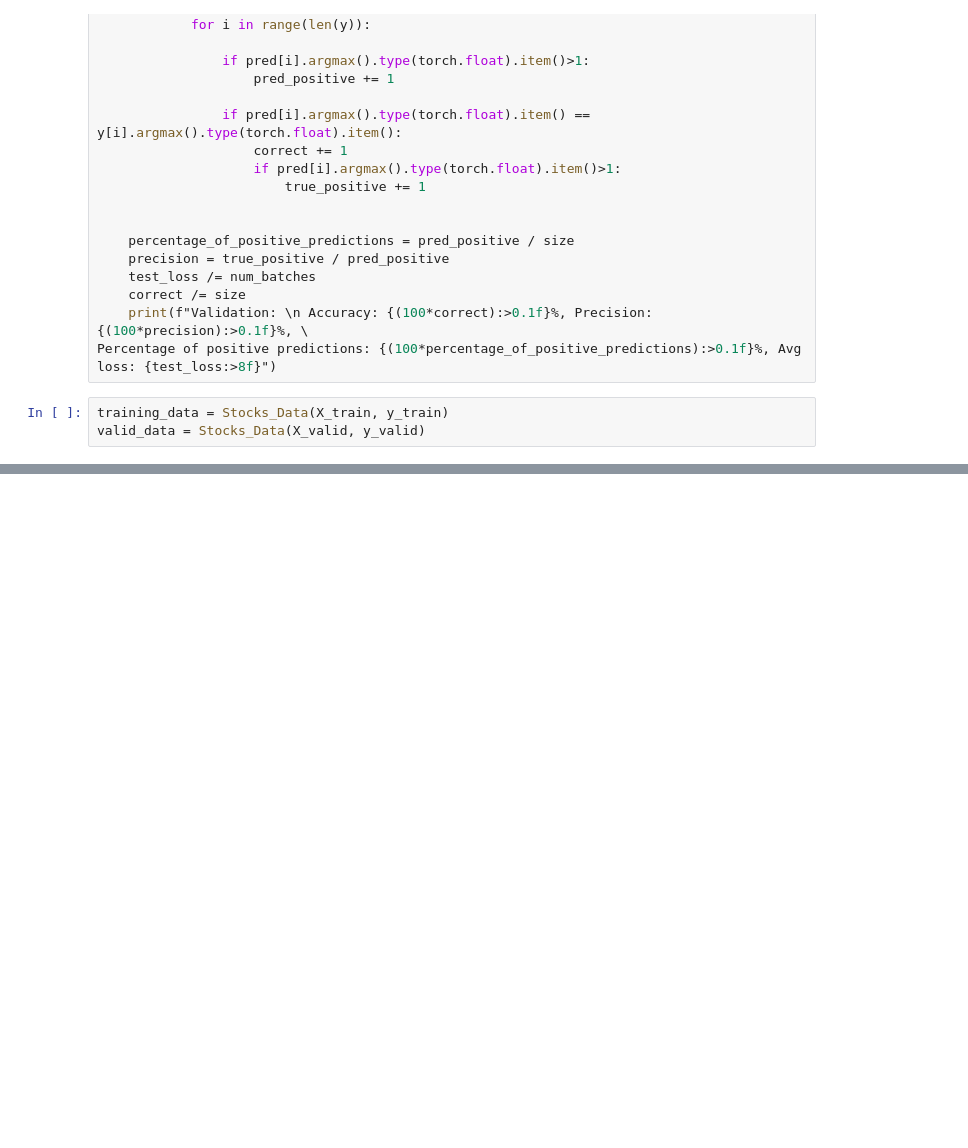
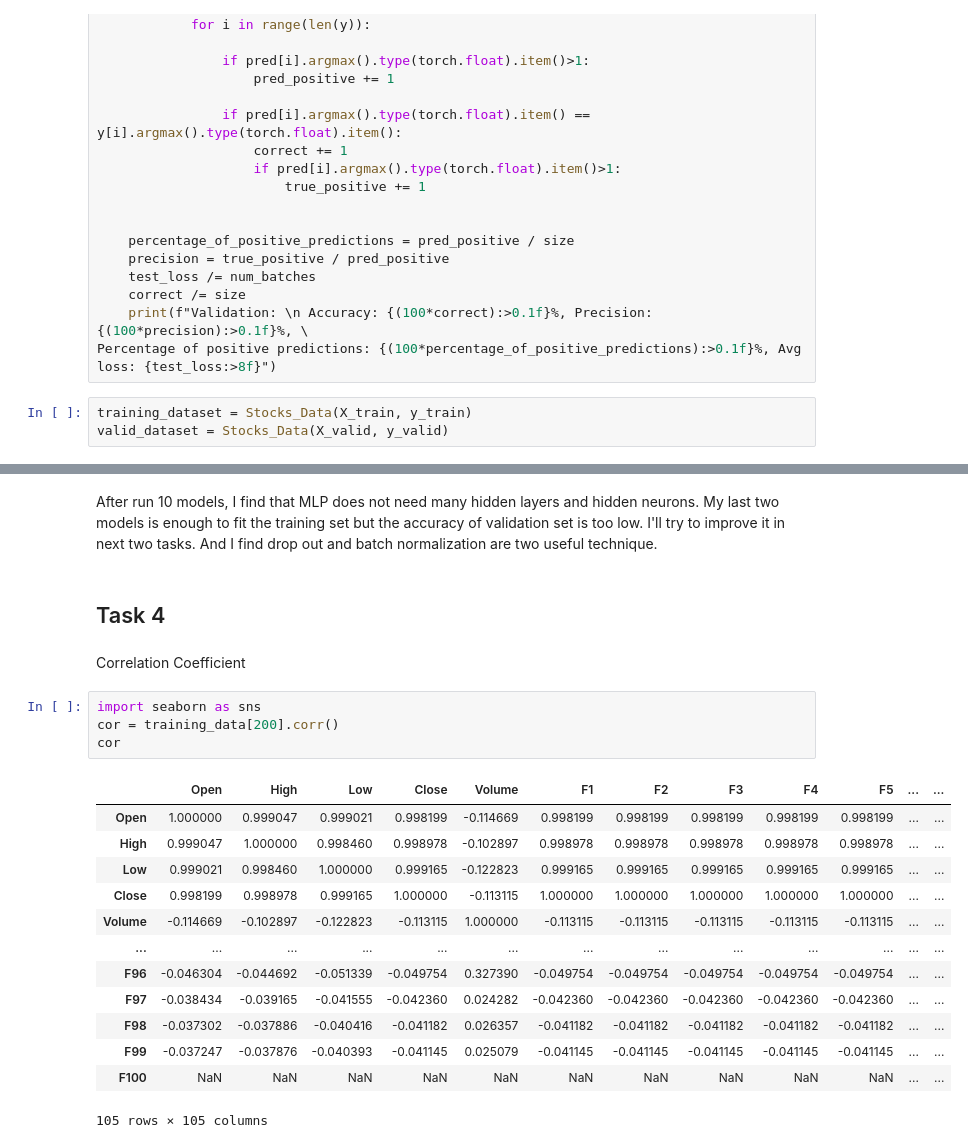
Before and after one commit to yzhan480/CS535_Final_Project, a Jupyter notebook: CS535Project.ipynb, the cells around one changed output, grey strips where cells are left out. Saved outputs shown, nothing was run; the diff lists cells and outputs as text; blank space fills up the shorter version.

```diff
--- a/CS535Project.ipynb
+++ b/CS535Project.ipynb
@@ -617,6 +607,6 @@ def test_loop(dataloader, model, loss_fn):
     print(f"Validation: \n Accuracy: {(100*correct):>0.1f}%, Precision: {(100*precision):>0.1f}%, \
 Percentage of positive predictions: {(100*percentage_of_positive_predictions):>0.1f}%, Avg loss: {test_loss:>8f}")
 # %%
-training_data = Stocks_Data(X_train, y_train)
-valid_data = Stocks_Data(X_valid, y_valid)
+training_dataset = Stocks_Data(X_train, y_train)
+valid_dataset = Stocks_Data(X_valid, y_valid)
 # %%
@@ -765,0 +937,24 @@ print("Done!")
+# %% [markdown]
+After run 10 models, I find that MLP does not need many hidden layers and hidden neurons. My last two models is enough to fit the training set but the accuracy of validation set is too low. I'll try to improve it in next two tasks. And I find drop out and batch normalization are two useful technique.
+# %% [markdown]
+## Task 4
+# %% [markdown]
+Correlation Coefficient
+# %%
+import seaborn as sns
+cor = training_data[200].corr()
+cor
+# %% [output]
+|  | Open | High | Low | Close | Volume | F1 | F2 | F3 | F4 | F5 | ... | ... |
+| Open | 1.000000 | 0.999047 | 0.999021 | 0.998199 | -0.114669 | 0.998199 | 0.998199 | 0.998199 | 0.998199 | 0.998199 | ... | ... |
+| High | 0.999047 | 1.000000 | 0.998460 | 0.998978 | -0.102897 | 0.998978 | 0.998978 | 0.998978 | 0.998978 | 0.998978 | ... | ... |
+| Low | 0.999021 | 0.998460 | 1.000000 | 0.999165 | -0.122823 | 0.999165 | 0.999165 | 0.999165 | 0.999165 | 0.999165 | ... | ... |
+| Close | 0.998199 | 0.998978 | 0.999165 | 1.000000 | -0.113115 | 1.000000 | 1.000000 | 1.000000 | 1.000000 | 1.000000 | ... | ... |
+| Volume | -0.114669 | -0.102897 | -0.122823 | -0.113115 | 1.000000 | -0.113115 | -0.113115 | -0.113115 | -0.113115 | -0.113115 | ... | ... |
+| ... | ... | ... | ... | ... | ... | ... | ... | ... | ... | ... | ... | ... |
+| F96 | -0.046304 | -0.044692 | -0.051339 | -0.049754 | 0.327390 | -0.049754 | -0.049754 | -0.049754 | -0.049754 | -0.049754 | ... | ... |
+| F97 | -0.038434 | -0.039165 | -0.041555 | -0.042360 | 0.024282 | -0.042360 | -0.042360 | -0.042360 | -0.042360 | -0.042360 | ... | ... |
+| F98 | -0.037302 | -0.037886 | -0.040416 | -0.041182 | 0.026357 | -0.041182 | -0.041182 | -0.041182 | -0.041182 | -0.041182 | ... | ... |
+| F99 | -0.037247 | -0.037876 | -0.040393 | -0.041145 | 0.025079 | -0.041145 | -0.041145 | -0.041145 | -0.041145 | -0.041145 | ... | ... |
+| F100 | NaN | NaN | NaN | NaN | NaN | NaN | NaN | NaN | NaN | NaN | ... | ... |
+105 rows × 105 columns
```
Also changed, not shown: parts of 26 cells of this notebook.
